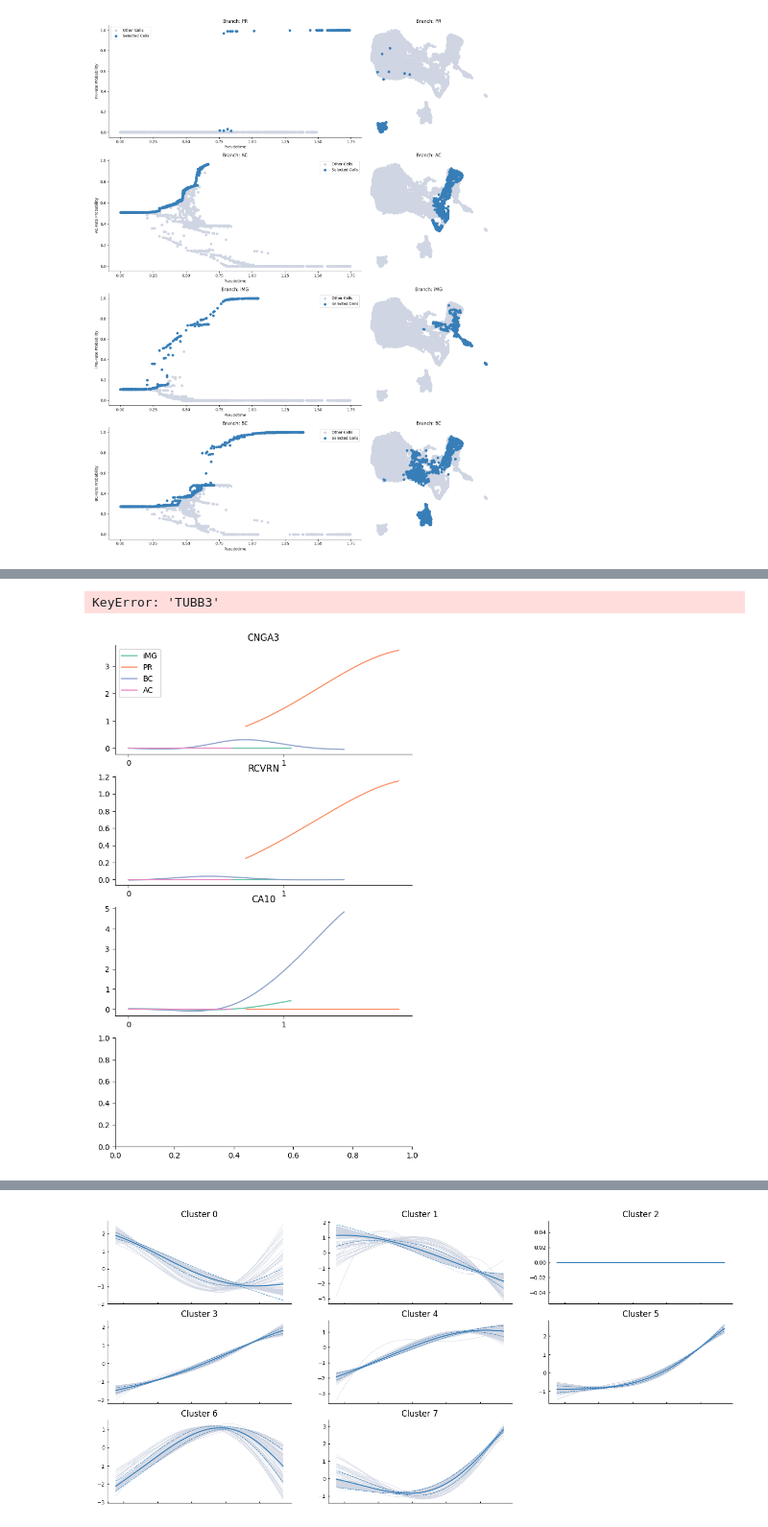
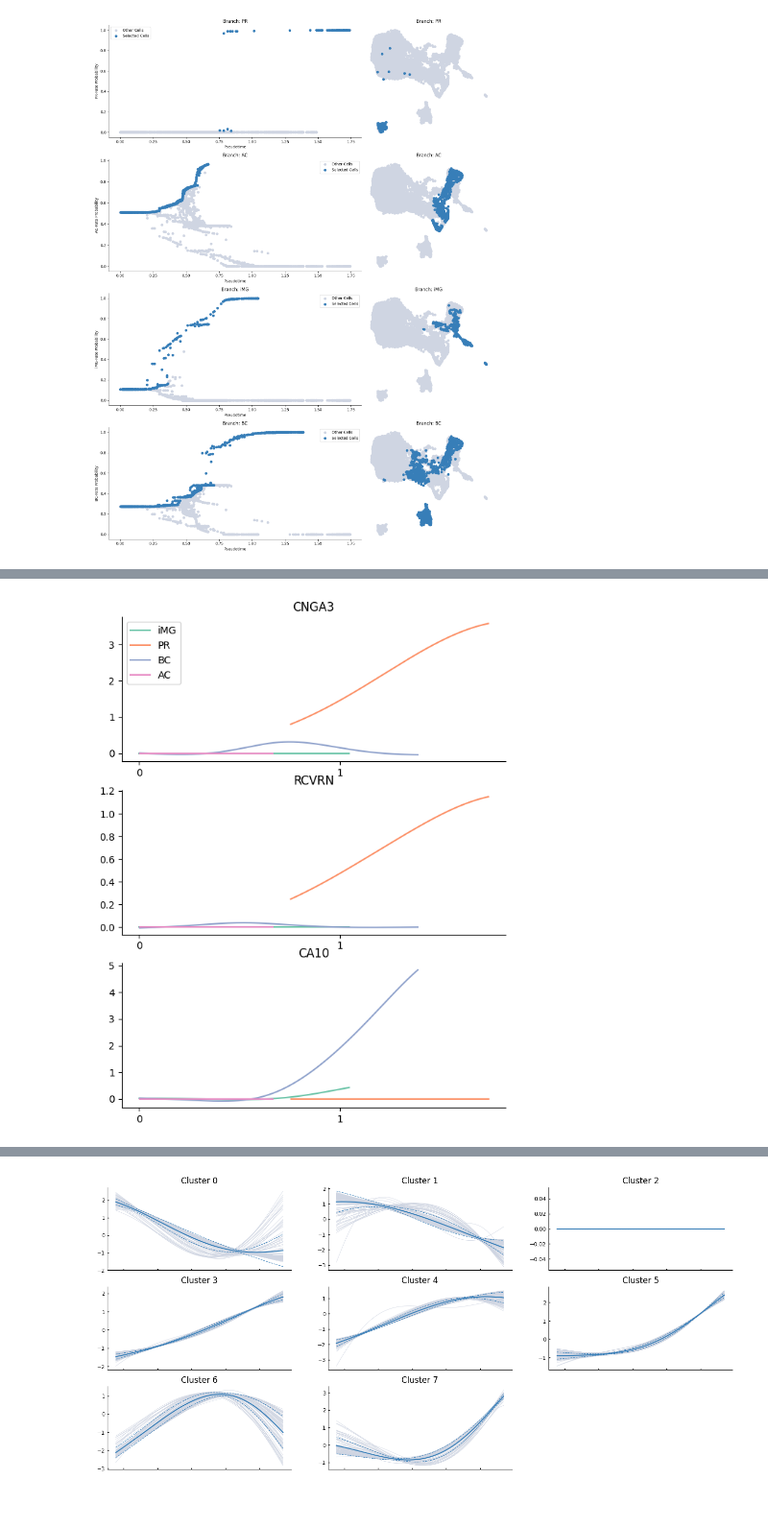
Before and after one commit to stewart-lab/scRNAseq_library, a Jupyter notebook: sc_pipeline/src/pseudotime_GAMM.ipynb, the cells around one changed output, grey strips where cells are left out. Shown at 96% size. Saved outputs shown, nothing was run; the diff lists cells and outputs as text; code cells hidden in the pictures.

Commit message:
add selection for annotation type

```diff
--- a/sc_pipeline/src/pseudotime_GAMM.ipynb
+++ b/sc_pipeline/src/pseudotime_GAMM.ipynb
@@ -250,8 +245,17 @@ gene_trends = palantir.presults.compute_gene_trends(
     expression_key="MAGIC_imputed_data",
 )
 # visualize trends
-genes = ["CNGA3", "RCVRN", "CA10", "TUBB3","SOX2"]
-palantir.plot.plot_gene_trends(adata, genes)
-plt.show()
+if ANNOT_TYPE == "clustifyr" or ANNOT_TYPE == "manual":
+    genes = ["CNGA3", "RCVRN", "CA10", "TUBB3","SOX2"]
+    palantir.plot.plot_gene_trends(adata, genes)
+    plt.savefig(data_dir + 'gene_trends.png')
+    plt.show()
+elif ANNOT_TYPE == "seurat_map":
+    genes = ["CNGA3", "RCVRN", "CA10"]
+    palantir.plot.plot_gene_trends(adata, genes)
+    plt.savefig(data_dir + 'gene_trends.png')
+    plt.show()
+else:
+    print("Error: invalid annotation type")
 # %% [output]
 iMG
@@ -269,5 +273,4 @@ AC
-KeyError: 'TUBB3'
-[figure, old version]
+[figure, new version]
 # %%
 # Heatmap trend visualization
 palantir.plot.plot_gene_trend_heatmaps(adata, genes)
```
Also changed, not shown: parts of 17 cells of this notebook.
